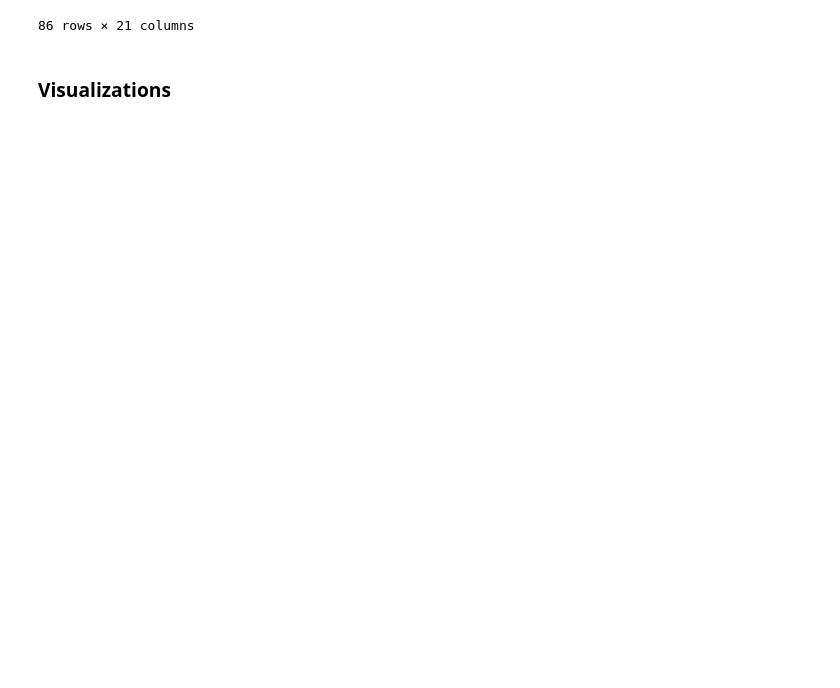
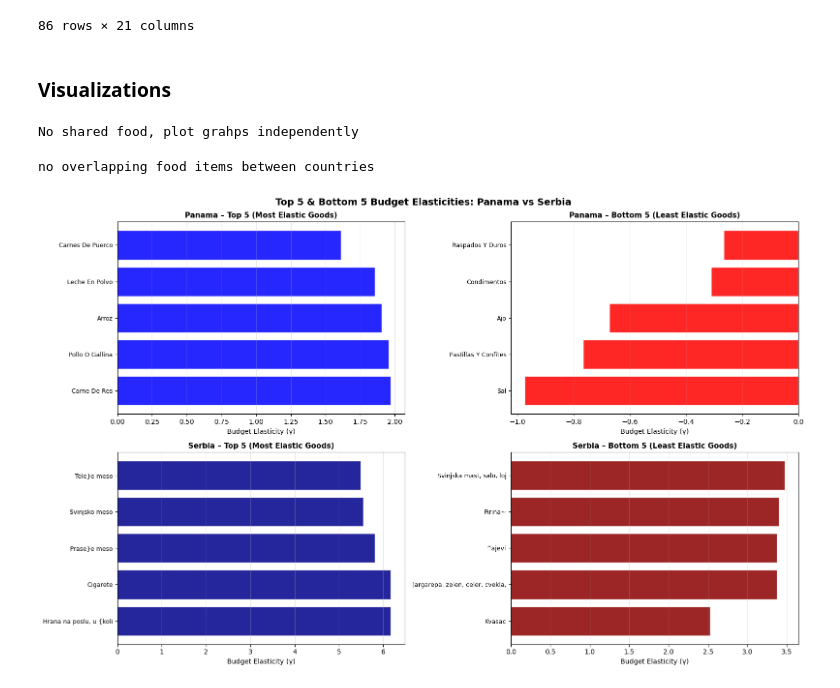
Before and after one commit to cloveshih07/EEP-Project-3---Team-Mary-Paley-Marshall, a Jupyter notebook: project-3-mainhub.ipynb, the cells around one changed output. Saved outputs shown, nothing was run; the diff lists cells and outputs as text; code cells hidden in the pictures; blank space fills up the shorter version.

```diff
--- a/project-3-mainhub.ipynb
+++ b/project-3-mainhub.ipynb
@@ -288,3 +288,75 @@ result.get_gamma()
 # %%
 import matplotlib.pyplot as plt
 import seaborn as sns
+# %%
+pan_const = gamma_pan['Constant'].dropna().sort_values()
+ser_const = gamma_ser['Constant'].dropna().sort_values()
+# %%
+# Checking for shared foods in diff languages
+shared_foods = pan_const.index.intersection(ser_const.index)
+
+if len(shared_foods) == 0:
+    print("No shared food, plot grahps independently")
+    use_shared = False
+else:
+    print(f"Found {len(shared_foods)} shared food items")
+    use_shared = True
+    combined = pd.DataFrame({
+        'Panama': pan_const.loc[shared_foods],
+        'Serbia': ser_const.loc[shared_foods]
+    }).sort_values('Panama')
+# %% [output]
+No shared food, plot grahps independently
+# %%
+if use_shared:
+    fig, ax = plt.subplots(figsize=(12, max(8, len(combined) * 0.4)))
+    y_pos = np.arange(len(combined))
+    bar_width = 0.4
+
+    ax.barh(y_pos + bar_width/2, combined['Panama'], height=bar_width,
+            color=['blue' if v >= 0 else 'red' for v in combined['Panama']],
+            label='Panama', alpha=0.85)
+
+    ax.barh(y_pos - bar_width/2, combined['Serbia'], height=bar_width,
+            color=['darkblue' if v >= 0 else 'darkred' for v in combined['Serbia']],
+            label='Serbia', alpha=0.75)
+
+    ax.axvline(0, color='black', linewidth=0.8, linestyle='--')
+    ax.set_yticks(y_pos)
+    ax.set_yticklabels(combined.index, fontsize=9)
+    ax.set_xlabel('Budget Elasticity (γ)', fontsize=11)
+    ax.set_title('Budget Elasticities by Food Item: Panama vs Serbia\n'
+                 '(Positive = spend more as budget grows | Negative = spend less)',
+                 fontsize=13, fontweight='bold')
+    ax.legend(fontsize=10)
+    ax.grid(axis='x', alpha=0.3)
+    plt.tight_layout()
+    plt.show()
+else:
+    print("no overlapping food items between countries")
+# %% [output]
+no overlapping food items between countries
+# %%
+fig, axes = plt.subplots(2, 2, figsize=(16, 10))
+fig.suptitle('Top 5 & Bottom 5 Budget Elasticities: Panama vs Serbia',
+             fontsize=14, fontweight='bold')
+
+datasets = [
+    (pan_const.nlargest(5),  axes[0, 0], 'Panama – Top 5 (Most Elastic Goods)',   'blue'),
+    (pan_const.nsmallest(5), axes[0, 1], 'Panama – Bottom 5 (Least Elastic Goods)', 'red'),
+    (ser_const.nlargest(5),  axes[1, 0], 'Serbia – Top 5 (Most Elastic Goods)',    'darkblue'),
+    (ser_const.nsmallest(5), axes[1, 1], 'Serbia – Bottom 5 (Least Elastic Goods)', 'darkred'),
+]
+
+for data, ax, title, color in datasets:
+    ax.barh(data.index, data.values, color=color, alpha=0.85, edgecolor='white')
+    ax.axvline(0, color='black', linewidth=0.8, linestyle='--')
+    ax.set_title(title, fontsize=11, fontweight='bold')
+    ax.set_xlabel('Budget Elasticity (γ)', fontsize=10)
+    ax.tick_params(axis='y', labelsize=9)
+    ax.grid(axis='x', alpha=0.3)
+
+plt.tight_layout()
+plt.show()
+# %% [output]
+[figure, added]
```
